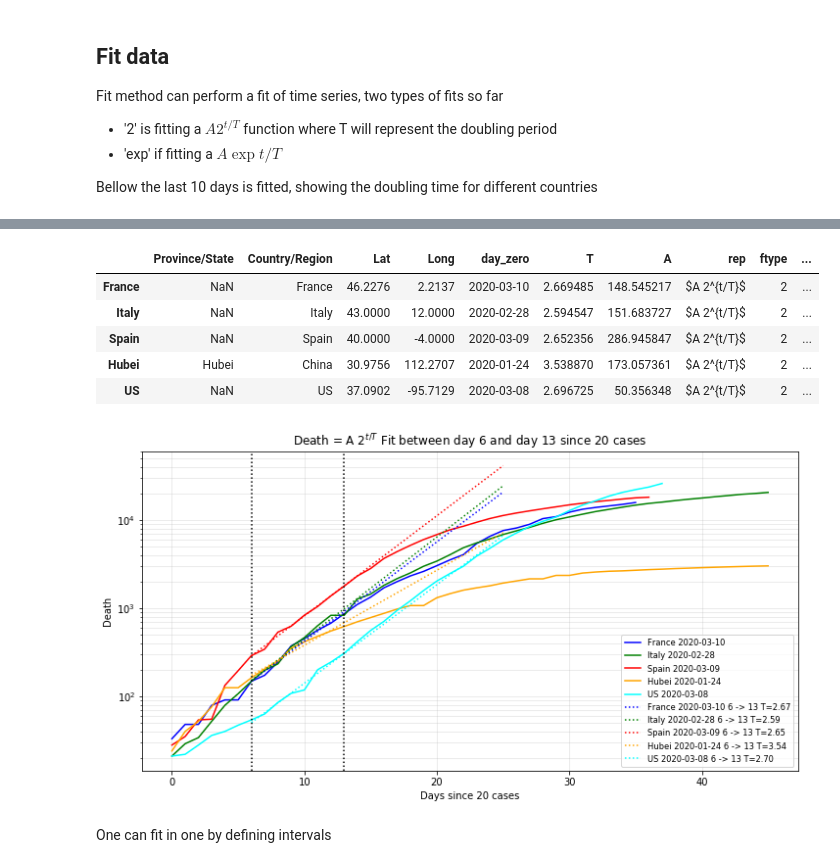
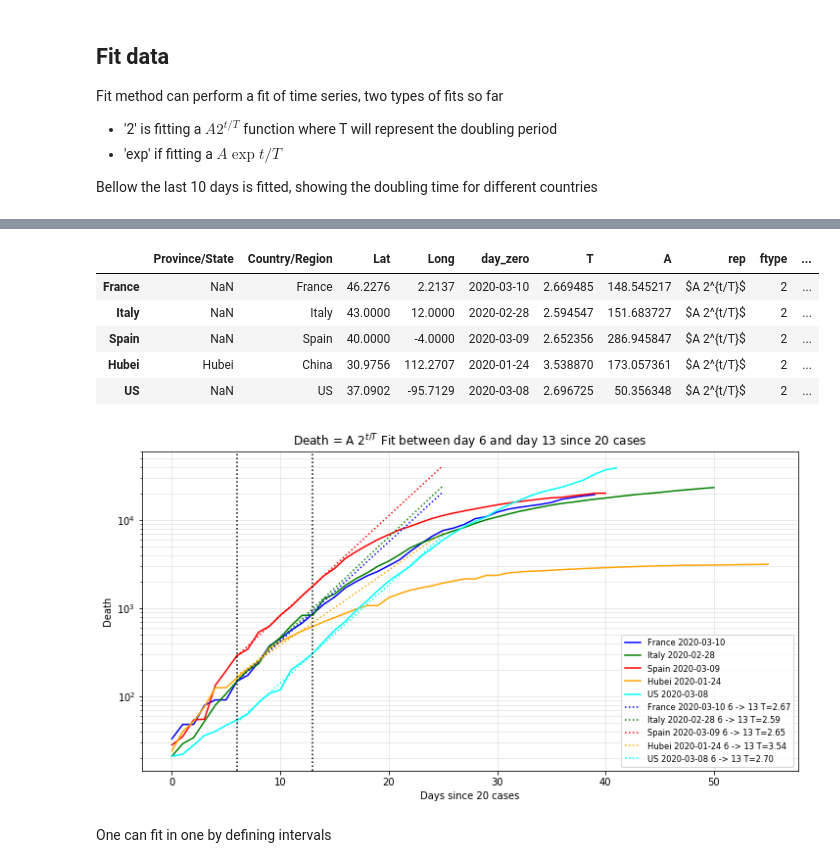
Before and after one commit to SylvainGuieu/corona, a Jupyter notebook: corona.ipynb, the cells around one changed output, grey strips where cells are left out. Drawn from its saved outputs; the diff is of its cells as text; code cells hidden in the pictures.

Commit message:
figure update

```diff
--- a/corona.ipynb
+++ b/corona.ipynb
@@ -281,25 +281,25 @@ fit_result
 # %%
 subset = death.subset(['France', 'Italy', 'Spain', 'Hubei','US'])
 s, e, c = 6,13, 20
 origin = death.when_case_exceed(c)
-subset = subset.get_day_indexed(origin).subset(start=0, end=45)
+subset = subset.get_day_indexed(origin).subset(start=0, end=55)
 
 fit_result = subset.subset(start=s, end=e).fit('2') # fit the last 10 days
 
 axes = subset.plot()
 fit_result.plot_model( (s, 25), axes=axes)
 axes.set(yscale='log', xlabel="Days since %s cases"%c, ylabel="Death", title = "Death = A $2^{t/T}$ Fit between day %s and day %s since %s cases"%(s,e,c))
 [axes.axvline(x, color='k', linestyle=":") for x in (s,e)]
 axes.legend(fontsize="small")
 fit_result
 # %% [output]
 |  | Province/State | Country/Region | Lat | Long | day_zero | T | A | rep | ftype | ... |
 | France | NaN | France | 46.2276 | 2.2137 | 2020-03-10 | 2.669485 | 148.545217 | $A 2^{t/T}$ | 2 | ... |
 | Italy | NaN | Italy | 43.0000 | 12.0000 | 2020-02-28 | 2.594547 | 151.683727 | $A 2^{t/T}$ | 2 | ... |
 | Spain | NaN | Spain | 40.0000 | -4.0000 | 2020-03-09 | 2.652356 | 286.945847 | $A 2^{t/T}$ | 2 | ... |
 | Hubei | Hubei | China | 30.9756 | 112.2707 | 2020-01-24 | 3.538870 | 173.057361 | $A 2^{t/T}$ | 2 | ... |
 | US | NaN | US | 37.0902 | -95.7129 | 2020-03-08 | 2.696725 | 50.356348 | $A 2^{t/T}$ | 2 | ... |
-[figure, old version]
+[figure, new version]
 # %% [markdown]
 One can fit in one by defining intervals
 # %%
```
Also changed, not shown: parts of 25 cells of this notebook, 14 other files.
